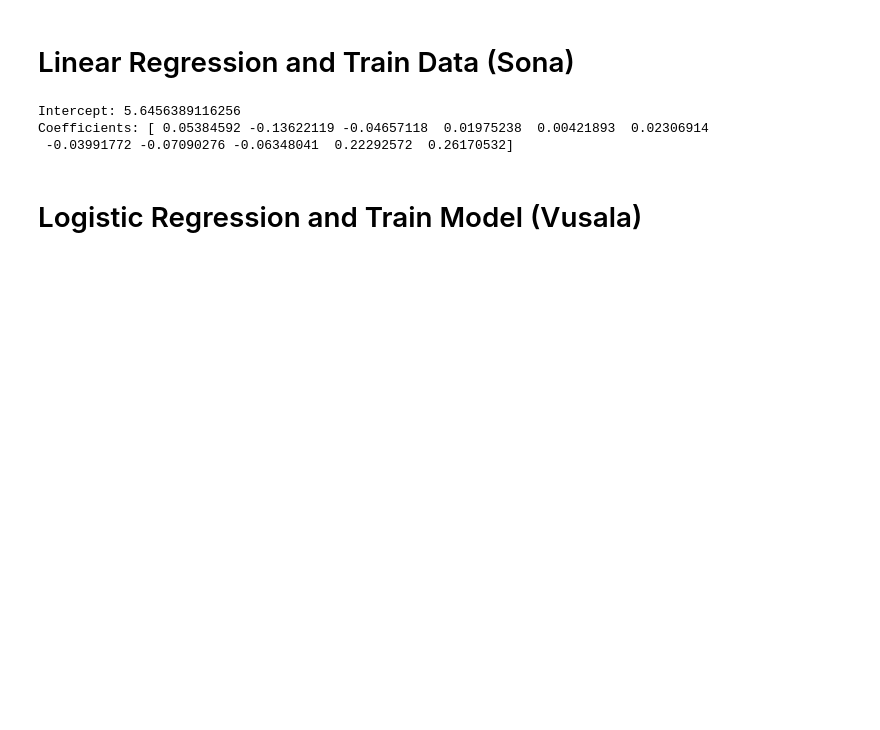
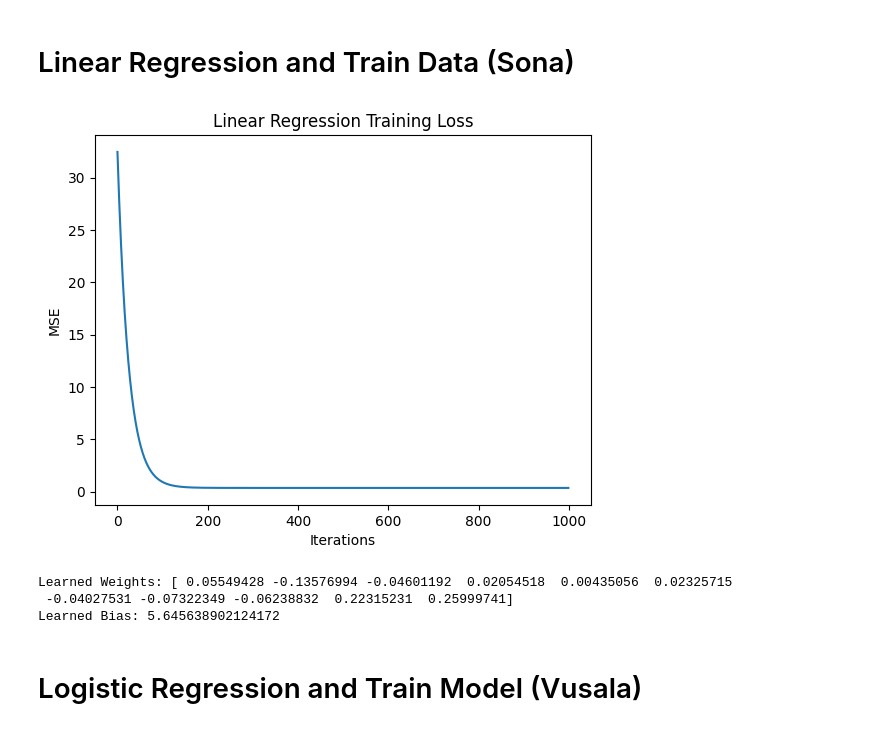
Before and after one commit to somustafa/asoiu-skillcamp, a Jupyter notebook: WineQuality.ipynb, the cells around one changed output. Drawn from its saved outputs; the diff is of its cells as text; code cells hidden in the pictures; blank space fills up the shorter version.

```diff
--- a/WineQuality.ipynb
+++ b/WineQuality.ipynb
@@ -260,10 +252,0 @@ X_test_b  = np.c_[np.ones((X_test.shape[0], 1)), X_test_std]
-# %%
-# Normal equation
-beta = np.linalg.inv(X_train_b.T @ X_train_b) @ X_train_b.T @ y_train_clean.values #dustur
-
-print("Intercept:", beta[0])
-print("Coefficients:", beta[1:])
-# %% [output]
-Intercept: 5.6456389116256
-Coefficients: [ 0.05384592 -0.13622119 -0.04657118  0.01975238  0.00421893  0.02306914
- -0.03991772 -0.07090276 -0.06348041  0.22292572  0.26170532]
@@ -270,3 +291,19 @@ Coefficients: [ 0.05384592 -0.13622119 -0.04657118  0.01975238  0.00421893  0.02
+# %%
+# Outlier removal sonrası target-i X_train-ə uyğunlaşdır
+y_train = y_train[X_train.index]
+y_test = y_test[X_test.index]
+# %%
+lin_model = LinearRegression(learning_rate=0.01, iterations=1000)
+lin_model.fit(X_train_std, y_train)  # artıq işləyəcək
+lin_model.plot_loss()
+
+print("Learned Weights:", lin_model.W)
+print("Learned Bias:", lin_model.b)
+# %% [output]
+[figure, added]
+Learned Weights: [ 0.05549428 -0.13576994 -0.04601192  0.02054518  0.00435056  0.02325715
+ -0.04027531 -0.07322349 -0.06238832  0.22315231  0.25999741]
+Learned Bias: 5.645638902124172
 # %% [markdown]
 # Logistic Regression and Train Model (Vusala)
 # %%
```
Also changed, not shown: parts of 5 cells of this notebook.
